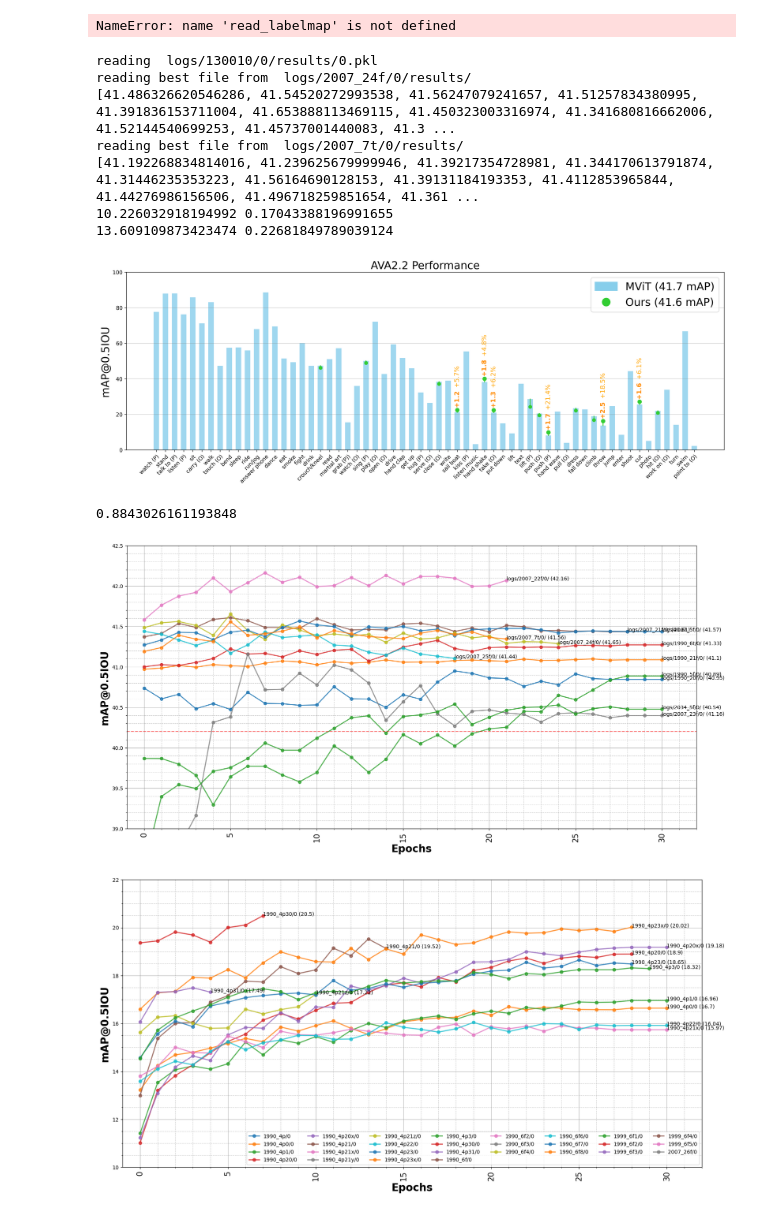
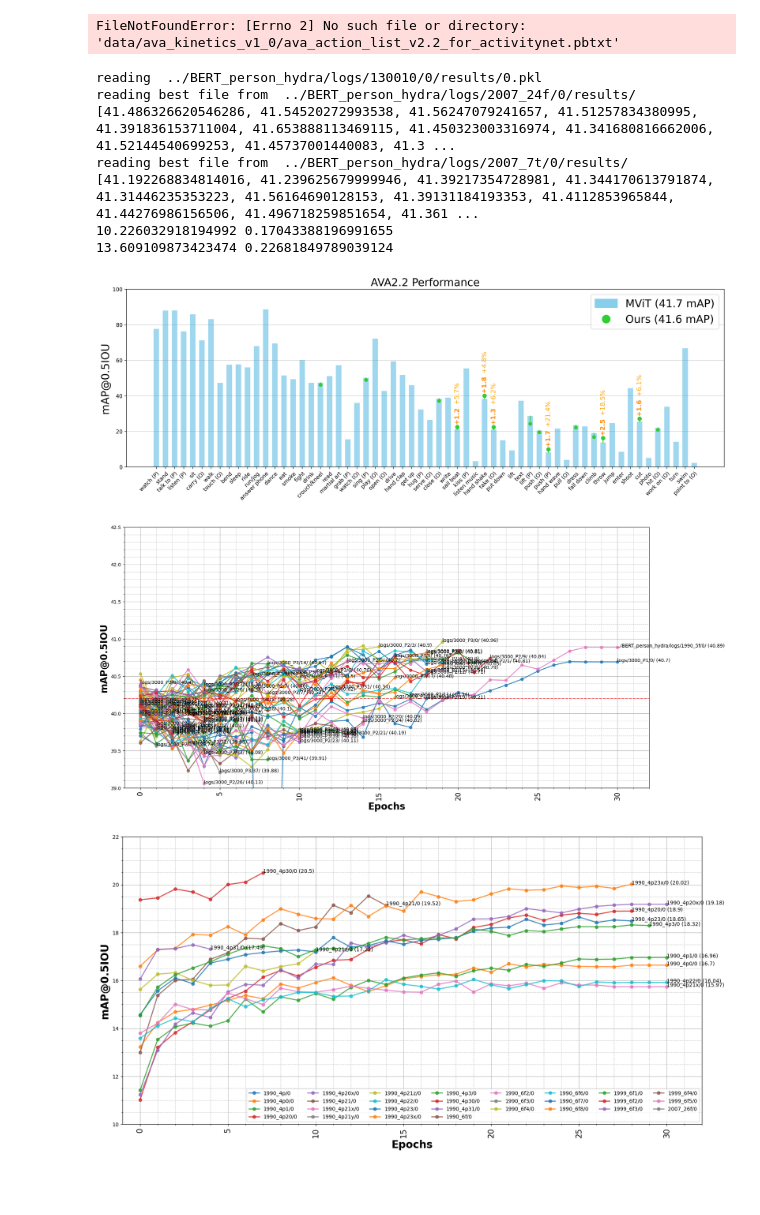
Before and after one commit to brjathu/BERT_person_V2, a Jupyter notebook: _BERT_person.ipynb, the cells around one changed output. Drawn from its saved outputs; the diff is of its cells as text; code cells hidden in the pictures; blank space fills up the shorter version.

```diff
--- a/_BERT_person.ipynb
+++ b/_BERT_person.ipynb
@@ -27,7 +29,7 @@ import matplotlib.lines as mlines
 import matplotlib.patches as mpatches
 import csv
 
-class_sum = joblib.load('data/ava_kinetics_v1_0/class_sum.pkl')
+class_sum = joblib.load('data/ava/class_sum.pkl')
 
 def read_labelmap(labelmap_file):
   """Reads a labelmap without the dependency on protocol buffers.
@@ -116,14 +118,14 @@ def read_ava_pkl(pkl_file, refence_file=None, best=False, verbose=True):
 
         return get_actions(pkl_file)
 
-labelmap = read_labelmap(open('data/ava_kinetics_v1_0/ava_action_list_v2.2.pbtxt', 'r'))
+labelmap = read_labelmap(open('data/ava/ava_action_list_v2.2.pbtxt', 'r'))
 
 
 # actions, action_map = read_ava_pkl("logs/130012/0/results/0.pkl") # MViTv2_40x3   (35.67 mAP)
 
 
-actions, action_map = read_ava_pkl("logs/1990_4p0/0/results/", best=True)    # SINGLE FRAME INFERENCING
-actions_, action_map_ = read_ava_pkl("logs/1990_4p3/0/results/", best=True)    # SINGLE FRAME INFERENCING
+actions, action_map = read_ava_pkl("../BERT_person_hydra/logs/1990_4p0/0/results/", best=True)    # SINGLE FRAME INFERENCING
+actions_, action_map_ = read_ava_pkl("../BERT_person_hydra/logs/1990_4p3/0/results/", best=True)    # SINGLE FRAME INFERENCING
 
 
 # actions, action_map = read_ava_pkl("logs/1990_4p0/0/results/", best=True)    # SINGLE FRAME INFERENCING
@@ -242,7 +244,7 @@ for i, k in enumerate(valid_classes):
 class_mappping[0] = 0
 joblib.dump(class_mappping, 'data/ava_class_mappping.pkl')
 # %% [output]
-NameError: name 'read_labelmap' is not defined
+FileNotFoundError: [Errno 2] No such file or directory: 'data/ava_kinetics_v1_0/ava_action_list_v2.2_for_activitynet.pbtxt'
 # %%
 
 import joblib
@@ -253,7 +255,7 @@ import matplotlib.lines as mlines
 import matplotlib.patches as mpatches
 import csv
 
-class_sum = joblib.load('data/ava_kinetics_v1_0/class_sum.pkl')
+class_sum = joblib.load('data/ava//class_sum.pkl')
 
 def read_labelmap(labelmap_file):
   """Reads a labelmap without the dependency on protocol buffers.
@@ -342,7 +344,7 @@ def read_ava_pkl(pkl_file, refence_file=None, best=False, verbose=True):
 
         return get_actions(pkl_file)
 
-labelmap = read_labelmap(open('data/ava_kinetics_v1_0/ava_action_list_v2.2.pbtxt', 'r'))
+labelmap = read_labelmap(open('data/ava/ava_action_list_v2.2.pbtxt', 'r'))
 
 ### SF/MViT models ###
 # actions, action_map = read_ava_pkl("logs/13003/results/0.pkl") # CLIP          ( 8.40 mAP)
@@ -353,7 +355,7 @@ labelmap = read_labelmap(open('data/ava_kinetics_v1_0/ava_action_list_v2.2.pbtxt
 # actions, action_map = read_ava_pkl("logs/13006/results/0.pkl") # MViTv2_40x3   (35.67 mAP)
 # actions, action_map = read_ava_pkl("logs/13007/results/0.pkl") # MViTv2_40x3   (35.67 mAP)
 # actions, action_map = read_ava_pkl("logs/13008/0/results/0.pkl") # MViTv2_40x3   (35.67 mAP)
-actions, action_map = read_ava_pkl("logs/130010/0/results/0.pkl") # MViTv2_40x3   (35.67 mAP)
+actions, action_map = read_ava_pkl("../BERT_person_hydra/logs/130010/0/results/0.pkl") # MViTv2_40x3   (35.67 mAP)
 # actions, action_map = read_ava_pkl("logs/130012/0/results/0.pkl") # MViTv2_40x3   (35.67 mAP)
 # actions, action_map = read_ava_pkl("logs/13007/results/0.pkl") # MViTv2_40x3   (35.67 mAP)
 
@@ -534,8 +536,8 @@ actions, action_map = read_ava_pkl("logs/130010/0/results/0.pkl") # MViTv2_40x3
 # actions_, action_map_ = read_ava_pkl("logs/2007_24f/0/results/", best=1)    # SINGLE FRAME INFERENCING
 
 
-actions, action_map = read_ava_pkl("logs/2007_24f/0/results/", best=1)    # SINGLE FRAME INFERENCING
-actions_, action_map_ = read_ava_pkl("logs/2007_7t/0/results/", best=1)    # SINGLE FRAME INFERENCING
+actions, action_map = read_ava_pkl("../BERT_person_hydra/logs/2007_24f/0/results/", best=1)    # SINGLE FRAME INFERENCING
+actions_, action_map_ = read_ava_pkl("../BERT_person_hydra/logs/2007_7t/0/results/", best=1)    # SINGLE FRAME INFERENCING
 
 
 actions_sort = ['watch (P)', 'stand',
@@ -610,19 +612,14 @@ print(sum_pos, sum_pos/60)
 print(sum_neg, sum_neg/60)
 plt.show()
 # %% [output]
-reading  logs/130010/0/results/0.pkl
-reading best file from  logs/2007_24f/0/results/
+reading  ../BERT_person_hydra/logs/130010/0/results/0.pkl
+reading best file from  ../BERT_person_hydra/logs/2007_24f/0/results/
 [41.486326620546286, 41.54520272993538, 41.56247079241657, 41.51257834380995, 41.391836153711004, 41.653888113469115, 41.450323003316974, 41.341680816662006, 41.52144540699253, 41.45737001440083, 41.3 ...
-reading best file from  logs/2007_7t/0/results/
+reading best file from  ../BERT_person_hydra/logs/2007_7t/0/results/
 [41.192268834814016, 41.239625679999946, 41.39217354728981, 41.344170613791874, 41.31446235353223, 41.56164690128153, 41.39131184193353, 41.4112853965844, 41.44276986156506, 41.496718259851654, 41.361 ...
 10.226032918194992 0.17043388196991655
 13.609109873423474 0.22681849789039124
 [figure]
-# %%
-import torch
-torch.rand(1).item()
-# %% [output]
-0.8843026161193848
 # %%
 from tensorboard.backend.event_processing import event_accumulator
 import pandas as pd
@@ -655,9 +652,13 @@ for r_ in runs:
     r2 = [i for i in os.listdir("logs/"+r_)]
     for r2_ in r2:
         runs_all.append("logs/" + r_ + "/" + r2_ + "/")
+runs = [i for i in np.sort(os.listdir("../BERT_person_hydra/logs")) if "." not in i]
+for r_ in runs:
+    r2 = [i for i in os.listdir("../BERT_person_hydra/logs/"+r_)]
+    for r2_ in r2:
+        runs_all.append("../BERT_person_hydra/logs/" + r_ + "/" + r2_ + "/")
 key_ = "mAP : "
 
-# runs_all.append("_TMP/logs5/1990_6f4/0/")
 
 plt.xlim(-1,32)
 plt.ylim(39,42.5)
@@ -665,26 +666,11 @@ for run in runs_all:
     if(
         (
             ("1990_5f" in run) or
-            ("2007_5f" in run) or
-
-
-            # ("2033_5f" in run) or
-            ("2034_5f" in run) or
-            ("1990_20f" in run) or
-            ("1990_21f" in run) or
-            ("2007_21f" in run) or
-            ("2007_22f" in run) or
-            ("2007_23f" in run) or
-            ("2007_24f" in run) or
-            ("2007_25f" in run) or
-
-
-            ("2007_7t" in run) or
-
-            ("6t" in run) or
-            ("testx" in run)
+            ("3000_P1" in run) or
+            ("3000_P2" in run) or
+            ("3000_P3" in run)
         )
-        and "test" not in run):
+        and "video" not in run):
 
         path  = run + "/results/"
         try:
@@ -705,34 +691,34 @@ for run in runs_all:
             # if(max(results_y)<40.8 and results_x[-1]==30): continue
 
             plt.plot(results_x, results_y, label=run, alpha=0.8, linewidth=2, marker='o')
             # print label
             if(max(results_y)>plt.gca().get_ylim()[0] and max(results_y)<plt.gca().get_ylim()[1] and results_x[-1]<plt.gca().get_xlim()[1]):
                 # plt.text(results_x[np.argmax(results_y)], max(results_y), run + " (" + str(round(max(results_y), 2)) + ")", fontsize=10)
                 plt.text(results_x[-1], results_y[-1], run + " (" + str(round(max(results_y), 2)) + ")", fontsize=10)
                 pass
         except Exception as e:
             pass
 
 # draw horizontal line
 # plt.axhline(y=37.89, color='r', linestyle='--', alpha=0.5)
 # plt.axhline(y=39.50, color='r', linestyle='--', alpha=0.5)
 plt.axhline(y=40.20, color='r', linestyle='--', alpha=0.5)
 
 
 plt.xticks(rotation = 90, fontsize=15)
 plt.grid(visible=True, which='major', color='gray', linestyle='-', alpha=0.6)
 plt.grid(visible=True, which='minor', color='gray', linestyle='--', alpha=0.4)
 # plt.legend(fontsize=10, loc='lower right', ncol=8)
 plt.minorticks_on()
 plt.ylabel('mAP@0.5IOU', fontweight='bold', fontsize=20)
 plt.xlabel('Epochs', fontweight='bold', fontsize=20)
 # 51635
 # 92629
 # 52391
 # 97148
 plt.show()
 # %% [output]
-[figure, old version]
+[figure, new version]
 # %%
 np.save("data/max_pool_clases.npy", avg_classes)
 # %%
```
Also changed, not shown: parts of 3 cells of this notebook, 4 other files.
